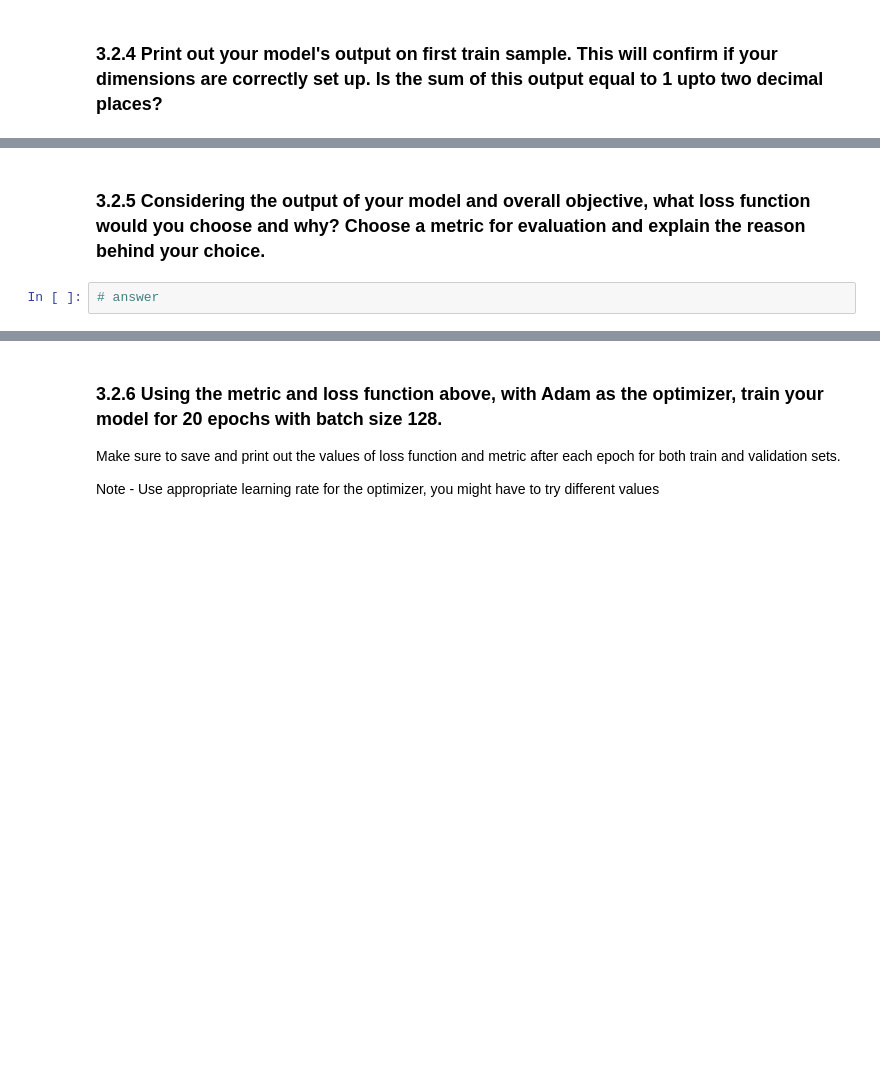
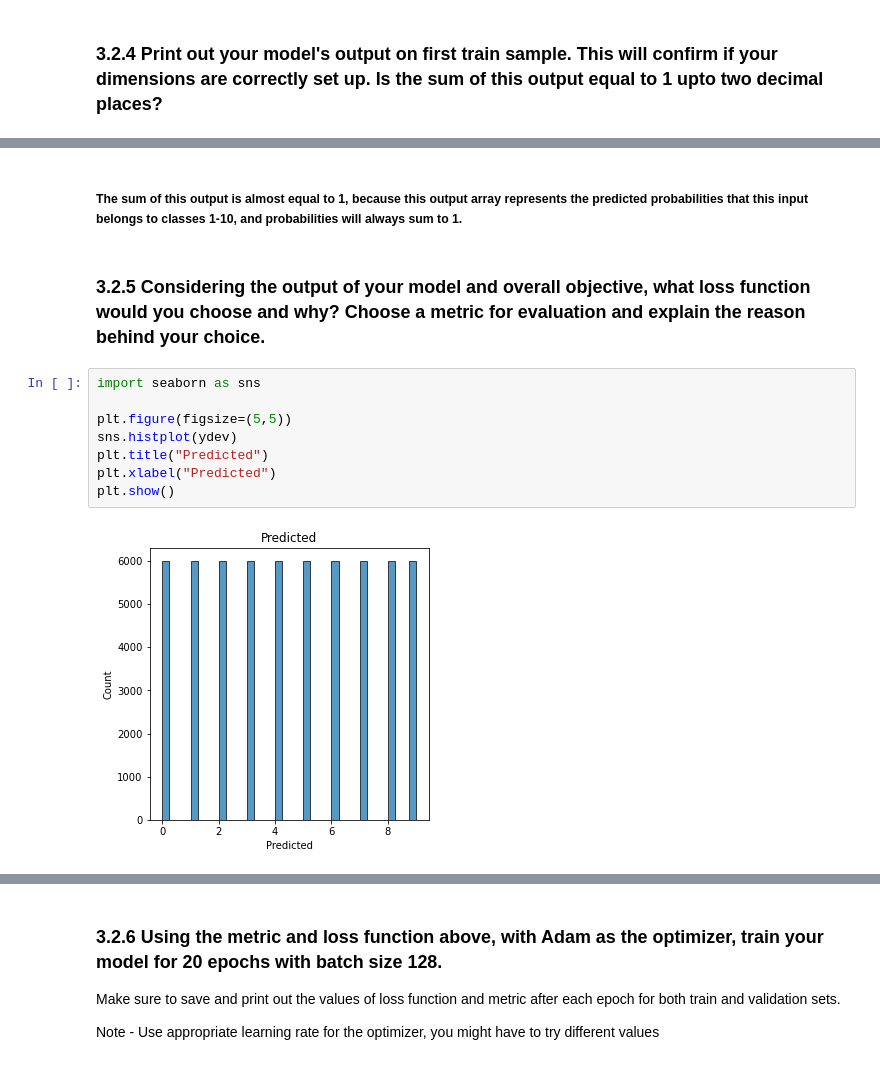
Before and after one commit to ekumar96/AppliedML_Project4_NeuralNets-CNN, a Jupyter notebook: HomeWork_4_Spring_22.ipynb, the cells around one changed output, grey strips where cells are left out. Saved outputs shown, nothing was run; the diff lists cells and outputs as text; blank space fills up the shorter version.

```diff
--- a/HomeWork_4_Spring_22.ipynb
+++ b/HomeWork_4_Spring_22.ipynb
@@ -171,4 +313,14 @@ Using Softmax activation for the last layer and ReLU activation for every other
+# %% [markdown]
+##### The sum of this output is almost equal to 1, because this output array represents the predicted probabilities that this input belongs to classes 1-10, and probabilities will always sum to 1.
 # %% [markdown]
 ### 3.2.5 Considering the output of your model and overall objective, what loss function would you choose and why? Choose a metric for evaluation and explain the reason behind your choice.
-# %%
-# answer
+# %%
+import seaborn as sns
+
+plt.figure(figsize=(5,5))
+sns.histplot(ydev)
+plt.title("Predicted")
+plt.xlabel("Predicted")
+plt.show()
+# %% [output]
+[figure, added]
```
Also changed, not shown: parts of 82 cells of this notebook.
